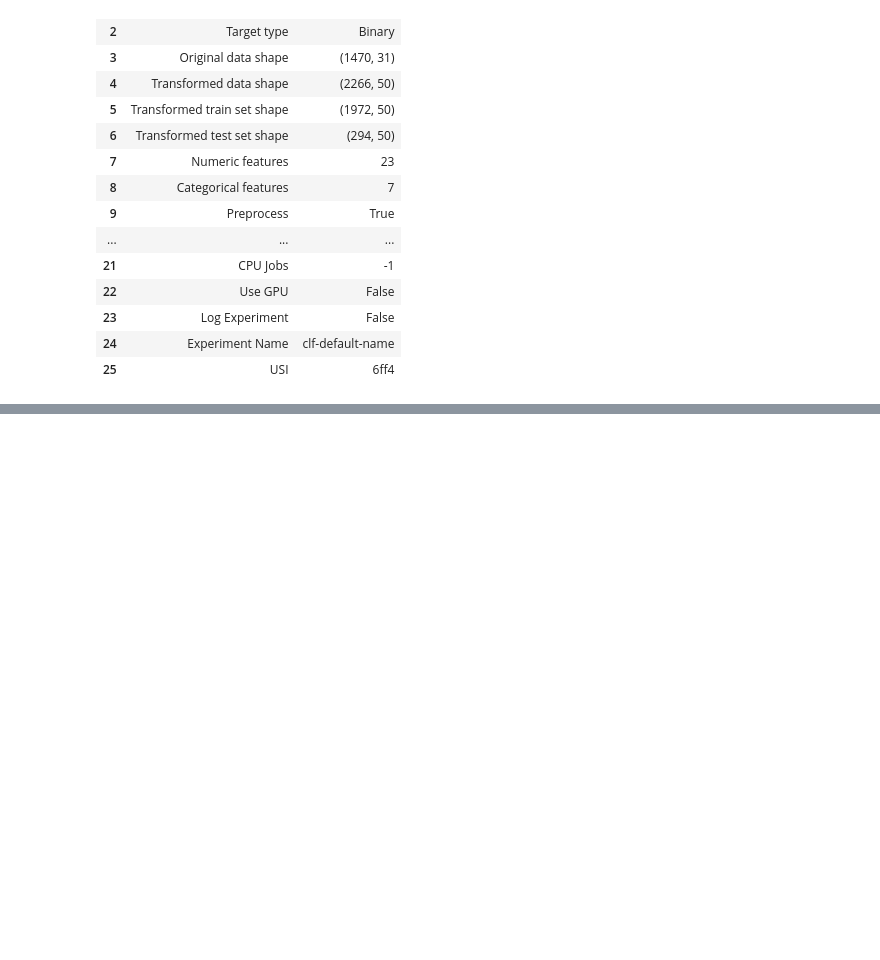
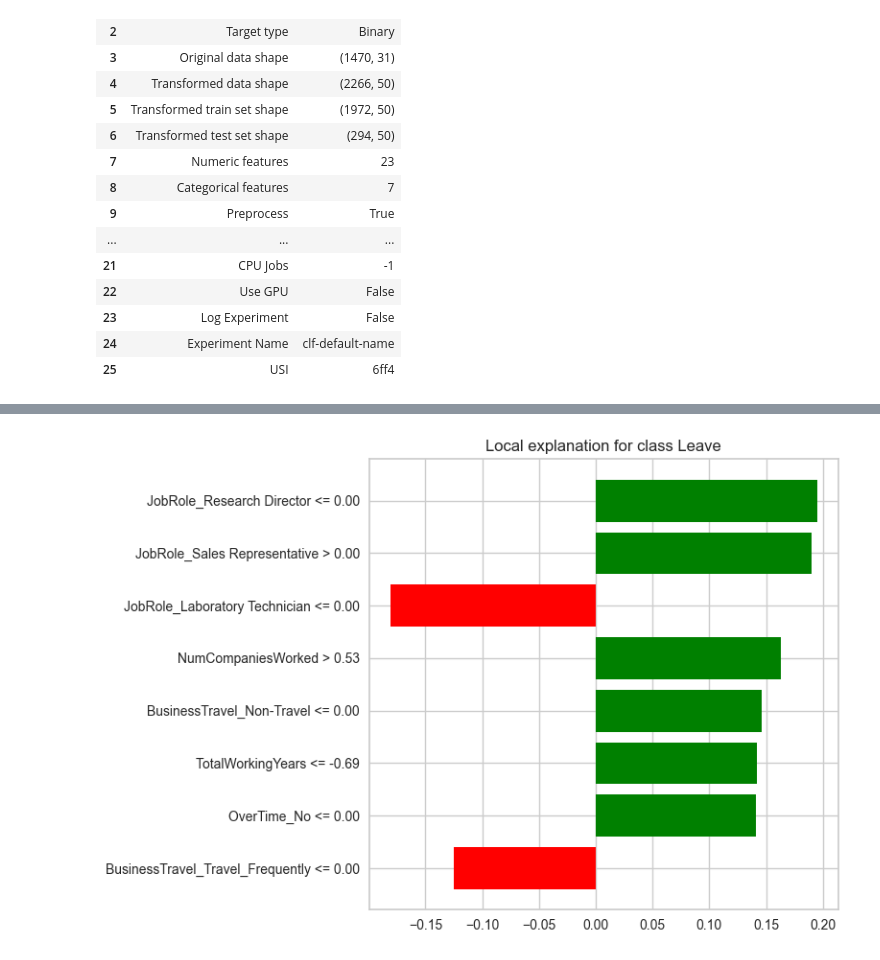
Before and after one commit to SafaaC/Employee_Attrition_Prediction, a Jupyter notebook: attrition.ipynb, the cells around one changed output, grey strips where cells are left out. Cells and saved outputs as stored; diff of their text form; code cells hidden in the pictures; blank space fills up the shorter version.

```diff
--- a/attrition.ipynb
+++ b/attrition.ipynb
@@ -309,0 +353,24 @@ holdout.head()
+# %%
+from lime.lime_tabular import LimeTabularExplainer
+
+# set up LIME (just copy this)
+lime_exp = LimeTabularExplainer(
+    X_train_t,
+    feature_names=feature_names,
+    class_names=["Stay", "Leave"],
+    mode="classification",
+    random_state=42,
+)
+
+# choose which employee to explain (any number from 0 to 293)
+i = 20
+
+# ask LIME: why did the model give this prediction?
+exp = lime_exp.explain_instance(X_test_t[i], lr.predict_proba, num_features=8)
+
+# draw the answer as a chart
+exp.as_pyplot_figure()
+plt.tight_layout()
+plt.show()
+# %% [output]
+[figure, added]
```
Also changed, not shown: parts of 7 cells of this notebook.
